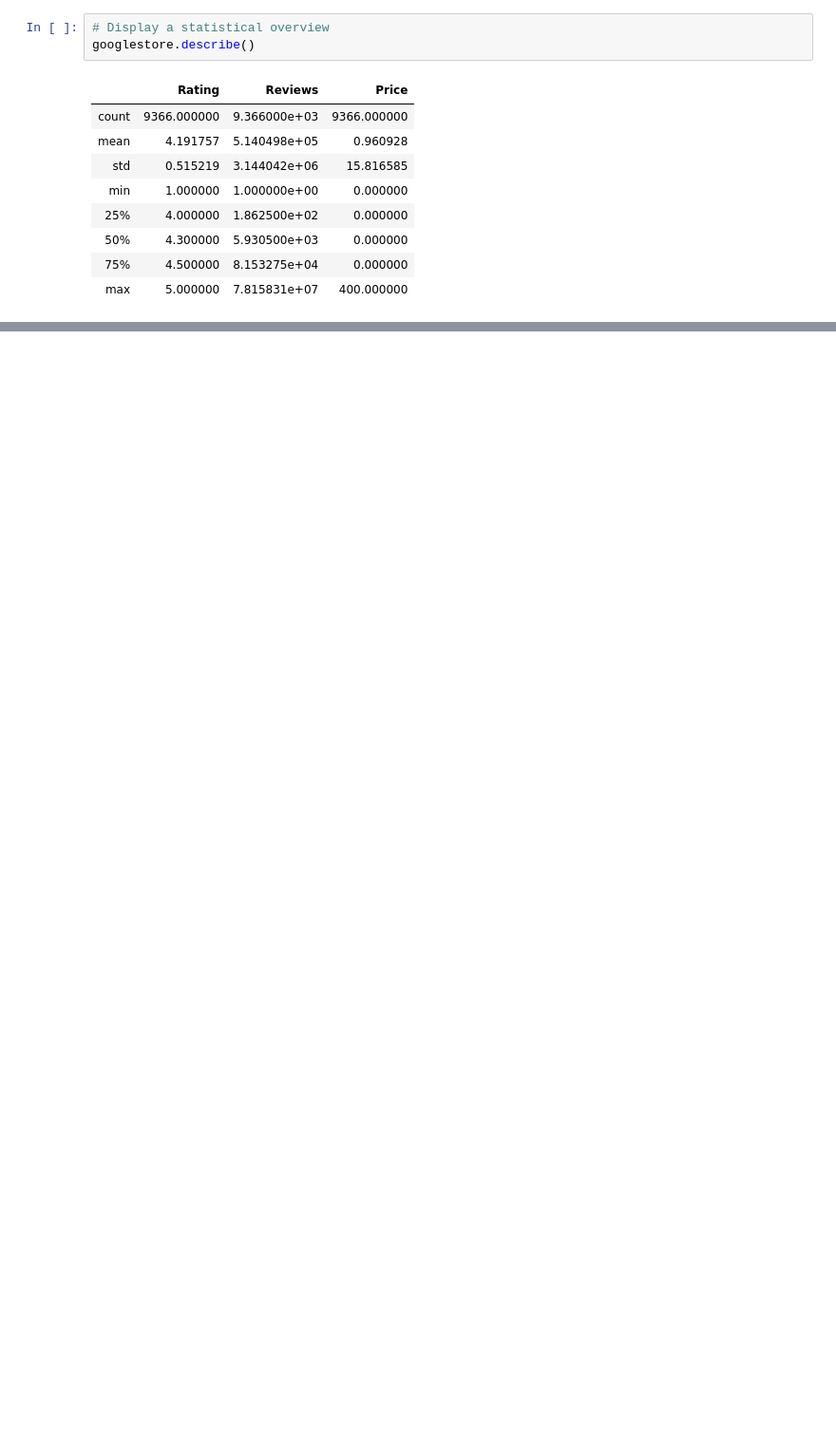
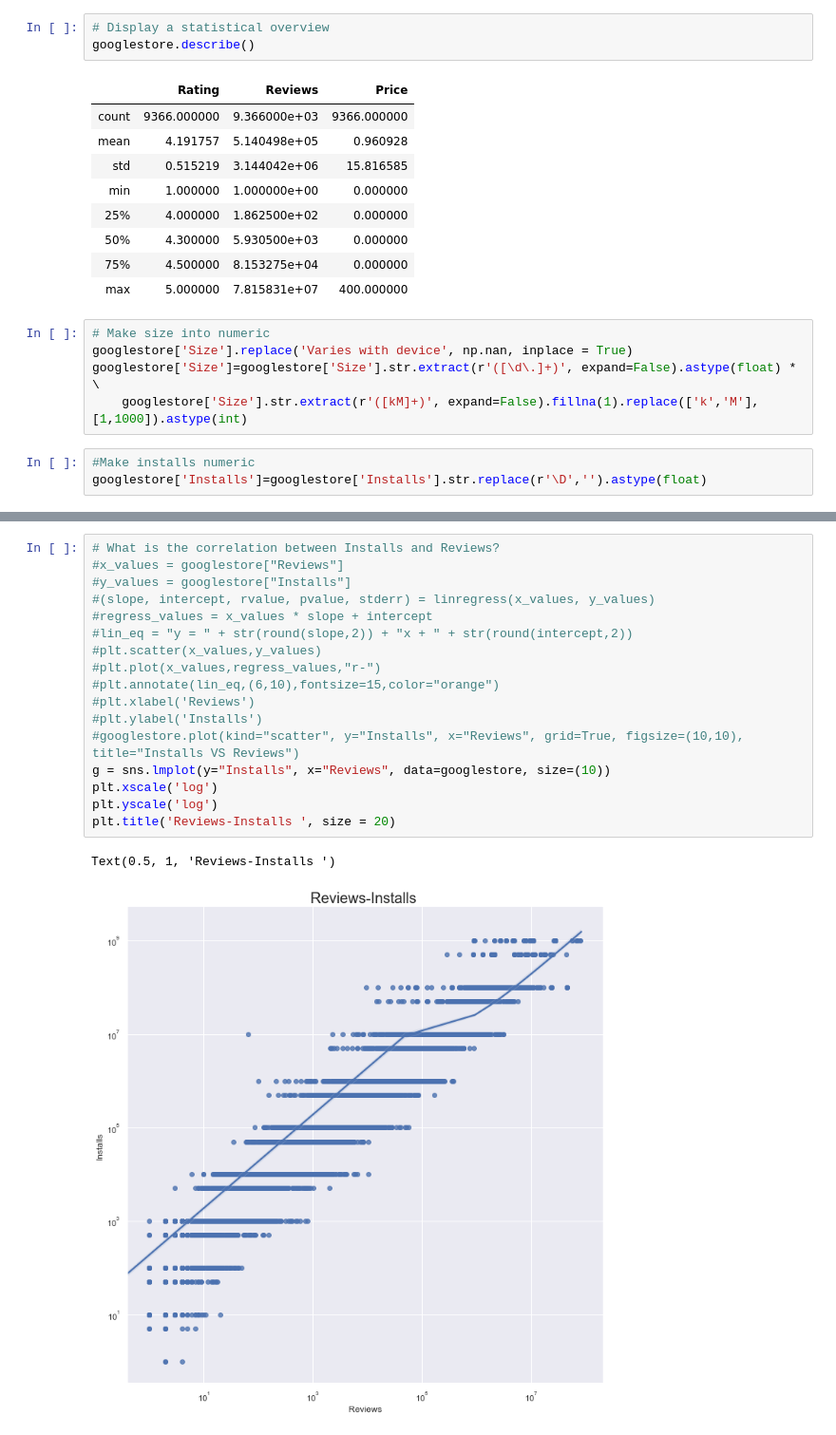
Before and after one commit to Northwestern-Project-Team/Project-1, a Jupyter notebook: AppStore.ipynb, the cells around one changed output, grey strips where cells are left out. Shown at 95% size. Drawn from its saved outputs; the diff is of its cells as text; blank space fills up the shorter version.

```diff
--- a/AppStore.ipynb
+++ b/AppStore.ipynb
@@ -240,3 +248,11 @@ googlestore.describe()
 | 50% | 4.300000 | 5.930500e+03 | 0.000000 |
 | 75% | 4.500000 | 8.153275e+04 | 0.000000 |
 | max | 5.000000 | 7.815831e+07 | 400.000000 |
+# %%
+# Make size into numeric
+googlestore['Size'].replace('Varies with device', np.nan, inplace = True)
+googlestore['Size']=googlestore['Size'].str.extract(r'([\d\.]+)', expand=False).astype(float) * \
+    googlestore['Size'].str.extract(r'([kM]+)', expand=False).fillna(1).replace(['k','M'],[1,1000]).astype(int)
+# %%
+#Make installs numeric
+googlestore['Installs']=googlestore['Installs'].str.replace(r'\D','').astype(float)
@@ -242,0 +275,20 @@ googlestore.describe()
+# %%
+# What is the correlation between Installs and Reviews?
+#x_values = googlestore["Reviews"]
+#y_values = googlestore["Installs"]
+#(slope, intercept, rvalue, pvalue, stderr) = linregress(x_values, y_values)
+#regress_values = x_values * slope + intercept
+#lin_eq = "y = " + str(round(slope,2)) + "x + " + str(round(intercept,2))
+#plt.scatter(x_values,y_values)
+#plt.plot(x_values,regress_values,"r-")
+#plt.annotate(lin_eq,(6,10),fontsize=15,color="orange")
+#plt.xlabel('Reviews')
+#plt.ylabel('Installs')
+#googlestore.plot(kind="scatter", y="Installs", x="Reviews", grid=True, figsize=(10,10), title="Installs VS Reviews")
+g = sns.lmplot(y="Installs", x="Reviews", data=googlestore, size=(10))
+plt.xscale('log')
+plt.yscale('log')
+plt.title('Reviews-Installs ', size = 20)
+# %% [output]
+Text(0.5, 1, 'Reviews-Installs ')
+[figure, added]
```
Also changed, not shown: parts of 13 cells of this notebook.
